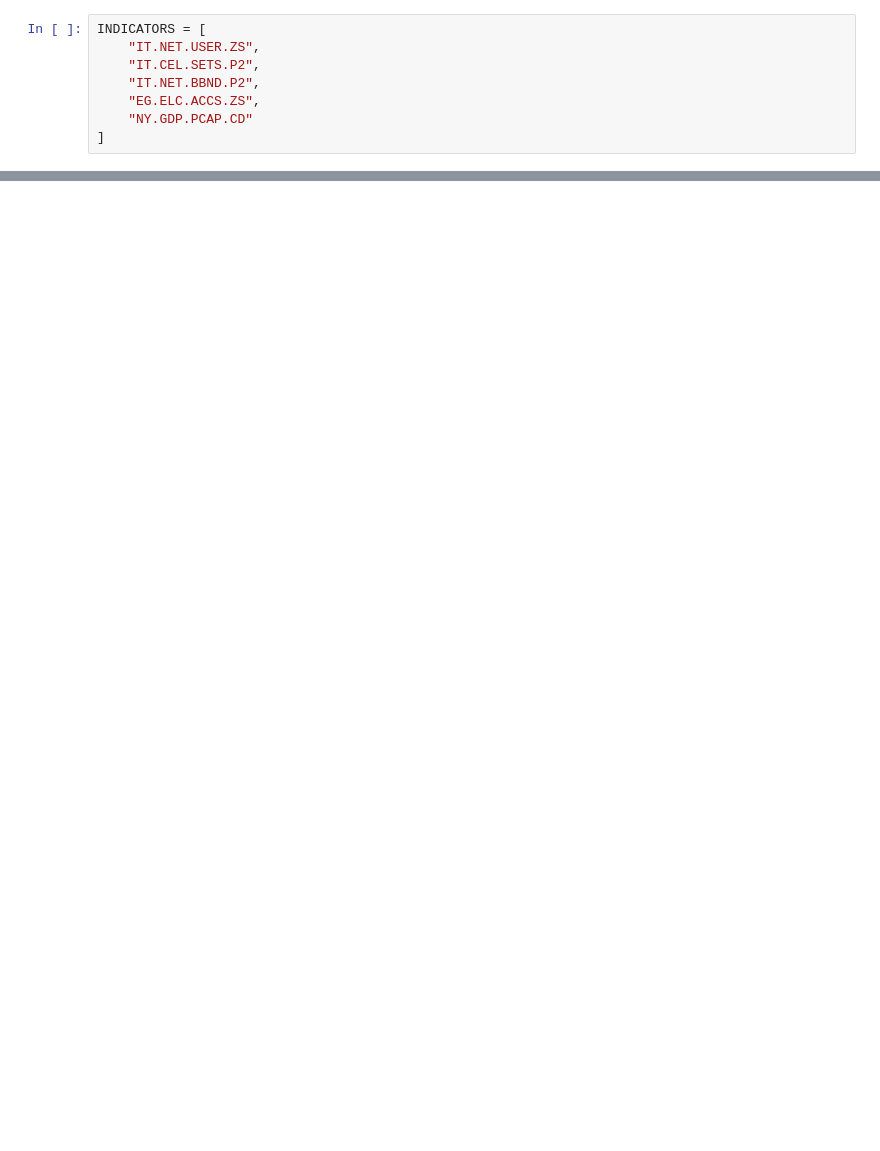
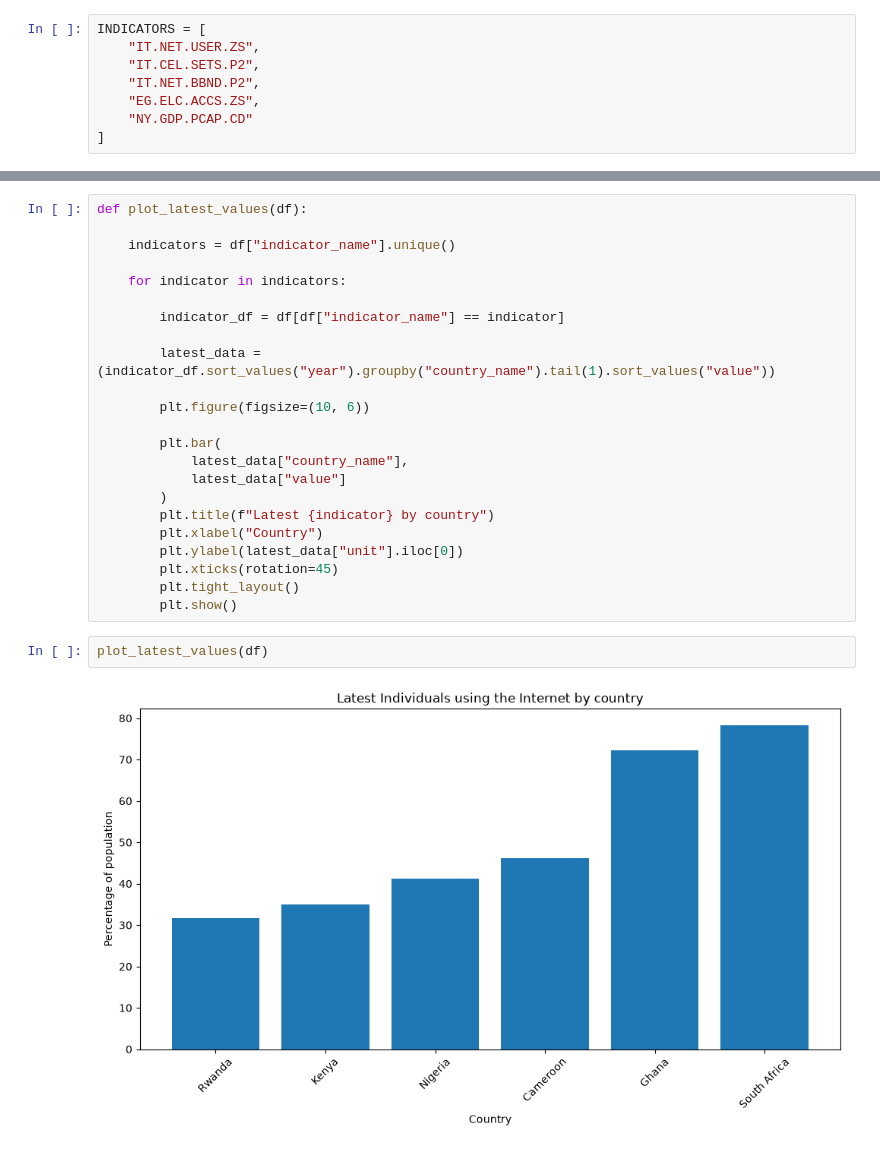
Before and after one commit to nevilleajim/digital_transformation_monitoring_system, a Jupyter notebook: notebooks/03_data_analysis.ipynb, the cells around one changed output, grey strips where cells are left out. Drawn from its saved outputs; the diff is of its cells as text; blank space fills up the shorter version.

```diff
--- a/notebooks/03_data_analysis.ipynb
+++ b/notebooks/03_data_analysis.ipynb
@@ -36,0 +207,27 @@ df.head()
+# %%
+def plot_latest_values(df):
+
+    indicators = df["indicator_name"].unique()
+
+    for indicator in indicators:
+
+        indicator_df = df[df["indicator_name"] == indicator]
+
+        latest_data = (indicator_df.sort_values("year").groupby("country_name").tail(1).sort_values("value"))
+
+        plt.figure(figsize=(10, 6))
+
+        plt.bar(
+            latest_data["country_name"],
+            latest_data["value"]
+        )
+        plt.title(f"Latest {indicator} by country")
+        plt.xlabel("Country")
+        plt.ylabel(latest_data["unit"].iloc[0])
+        plt.xticks(rotation=45)
+        plt.tight_layout()
+        plt.show()
+# %%
+plot_latest_values(df)
+# %% [output]
+[figure, added]
```
Also changed, not shown: parts of 26 cells of this notebook, 2 other files.
